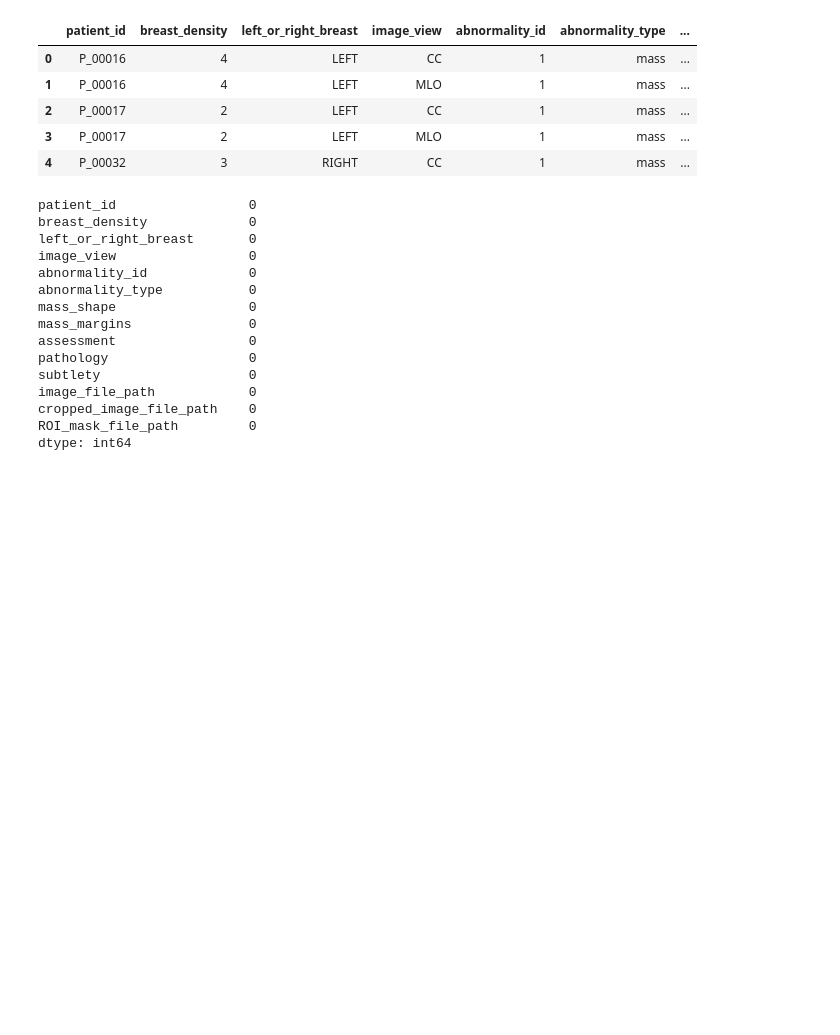
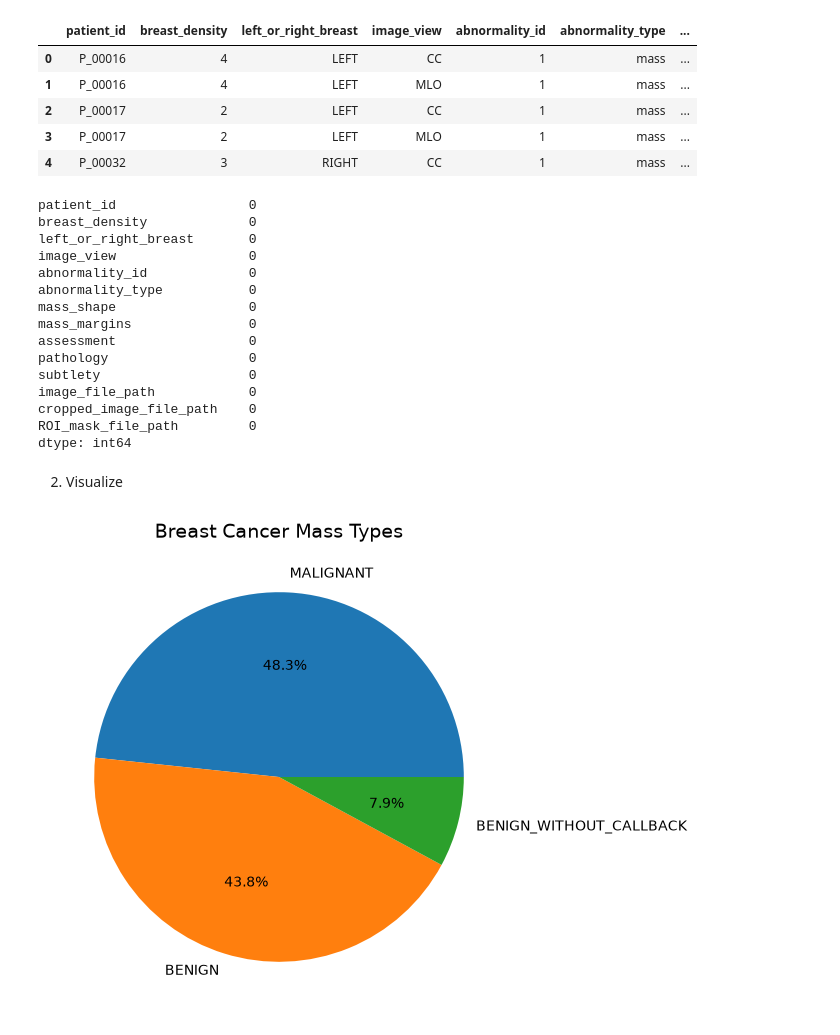
Before and after one commit to ducdatit2002/ml07-code, a Jupyter notebook: Buoi4_Code/SVM_Breast_Cancer.ipynb, the cells around one changed output. Drawn from its saved outputs; the diff is of its cells as text; code cells hidden in the pictures; blank space fills up the shorter version.

```diff
--- a/Buoi4_Code/SVM_Breast_Cancer.ipynb
+++ b/Buoi4_Code/SVM_Breast_Cancer.ipynb
@@ -294,3 +294,17 @@ image_file_path            0
 cropped_image_file_path    0
 ROI_mask_file_path         0
 dtype: int64
+# %% [markdown]
+2. Visualize
+# %%
+# Quan sát mức cân bằng nhãn trước khi huấn luyện.
+# pathology distributions
+value = mass_train['pathology'].value_counts()  # Đếm số dòng của từng nhãn
+plt.figure(figsize=(8,6))  # Tạo khung biểu đồ
+
+plt.pie(value, labels=value.index, autopct='%1.1f%%')  # Vẽ tỷ lệ nhãn theo phần trăm
+plt.title('Breast Cancer Mass Types', fontsize=14)  # Đặt tiêu đề biểu đồ
+# plt.savefig('/kaggle/working/pathology_distributions_red.png')
+plt.show()  # Hiển thị biểu đồ
+# %% [output]
+[figure, added]
```
Also changed, not shown: parts of 8 cells of this notebook, 6 other files.
